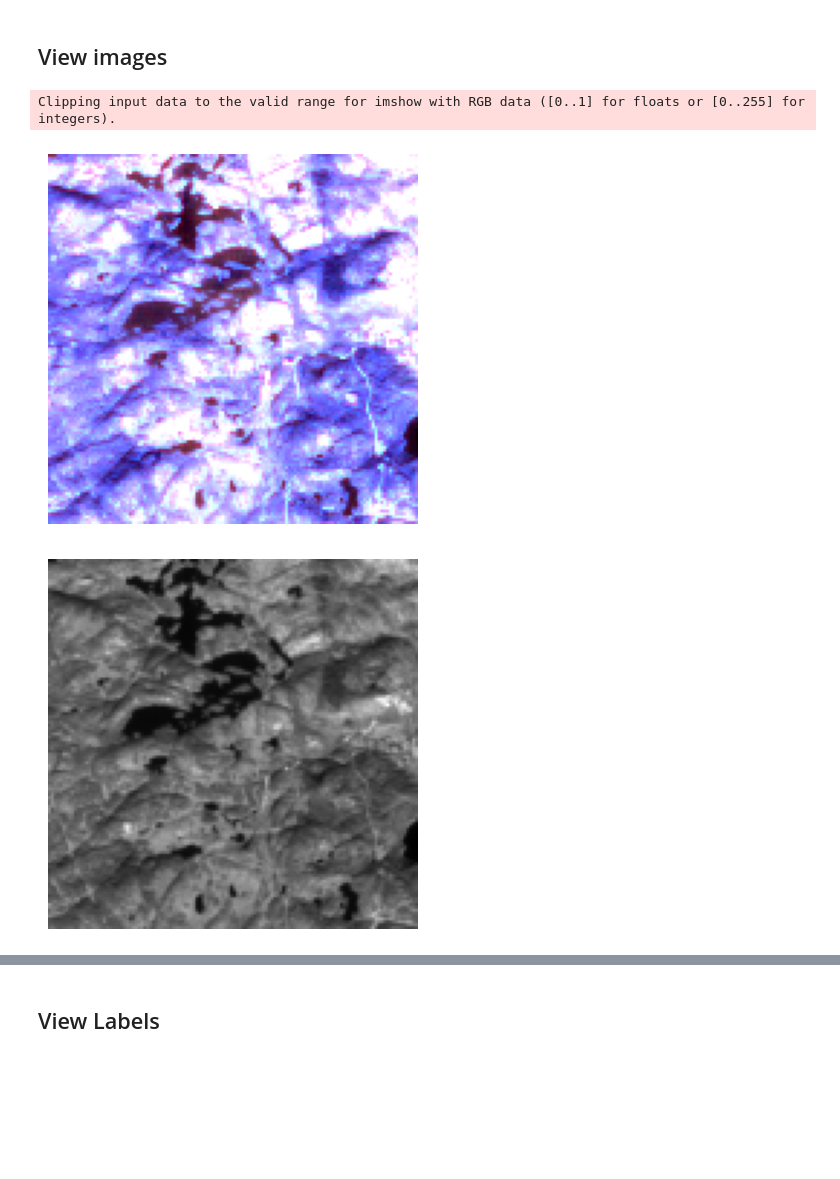
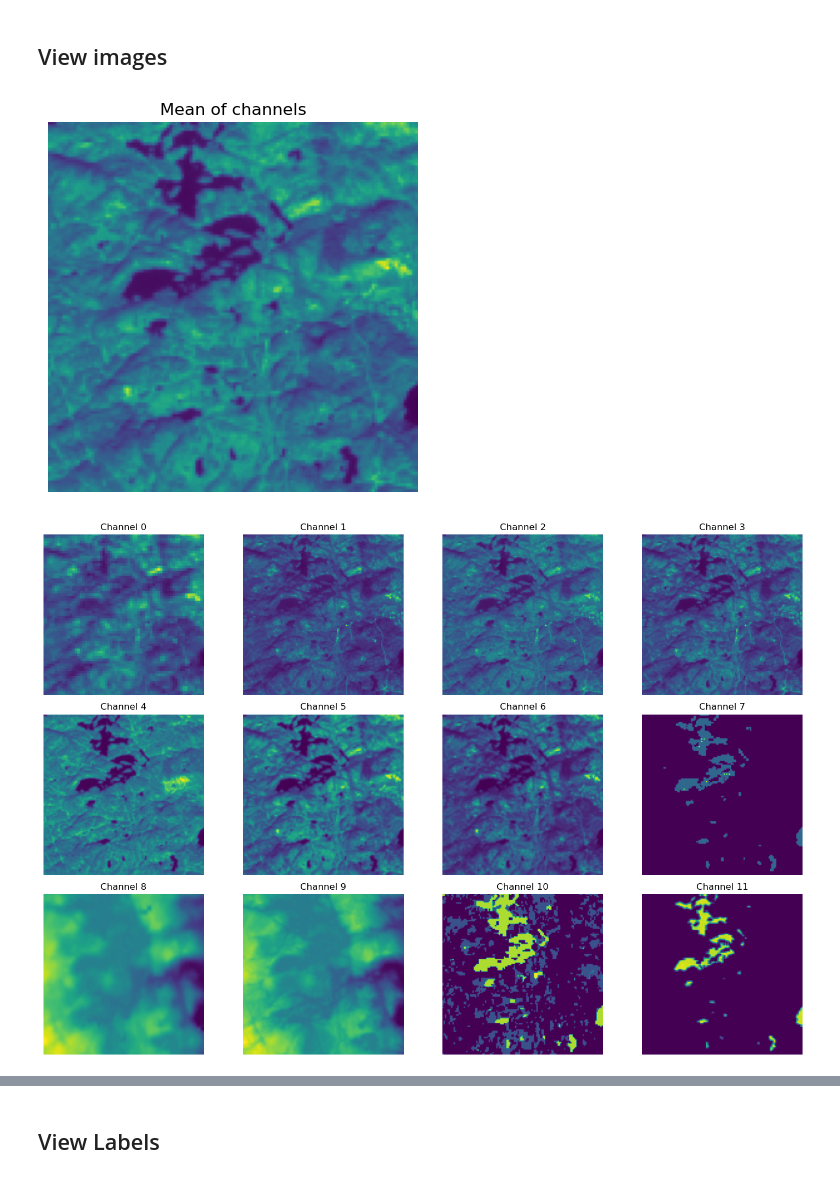
Before and after one commit to alyraafat/Cellula-Technologies-Tasks, a Jupyter notebook: Water Segmentation/water_segmentation.ipynb, the cells around one changed output, grey strips where cells are left out. Drawn from its saved outputs; the diff is of its cells as text; code cells hidden in the pictures; blank space fills up the shorter version.

```diff
--- a/Water Segmentation/water_segmentation.ipynb
+++ b/Water Segmentation/water_segmentation.ipynb
@@ -11,18 +13,11 @@ dataset_dir = './satellite images/data'
 # Visualizations
 # %% [markdown]
 ## View images
-# %%
-# Load the .tif image
-tif_image = tiff.imread(f'{dataset_dir}/images/0.tif')
-tif_image_rgb = tif_image[:, :, :3]
-plt.imshow(tif_image_rgb)
-plt.axis('off')
-plt.show()
-tif_image_avg = np.mean(tif_image, axis=-1)
-plt.imshow(tif_image_avg, cmap='gray')
-plt.axis('off')
-plt.show()
-# %% [output]
-Clipping input data to the valid range for imshow with RGB data ([0..1] for floats or [0..255] for integers).
-[figure, removed]
-[figure, removed]
+# %%
+tif_img = show_sat_img(f'{dataset_dir}/images/0.tif', way='mean')
+# %% [output]
+[figure, added]
+# %%
+tif_img = show_sat_img(f'{dataset_dir}/images/0.tif', way='channel')
+# %% [output]
+[figure, added]
```
Also changed, not shown: parts of 24 cells of this notebook, 14 other files.
